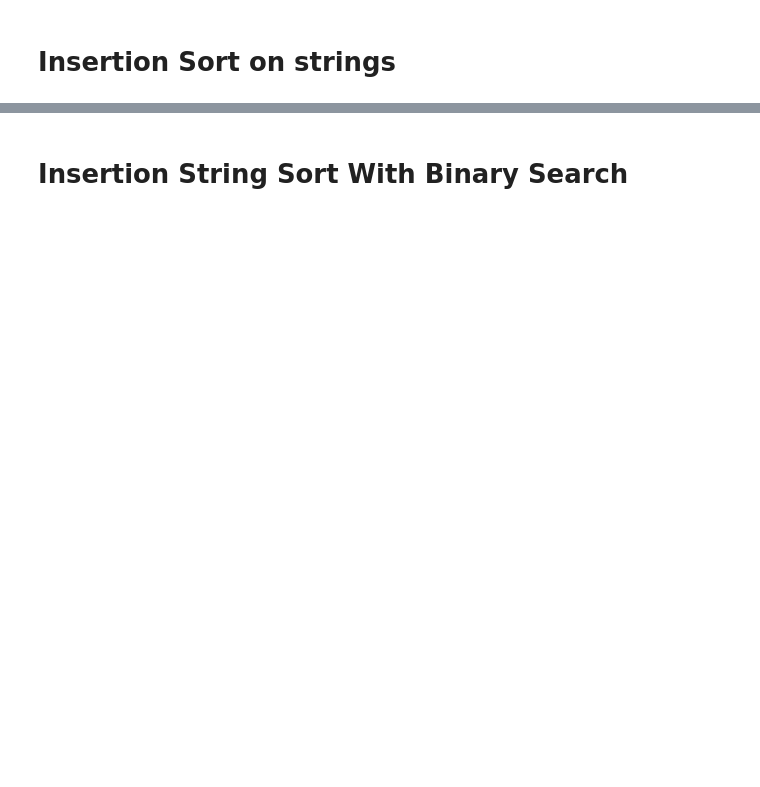
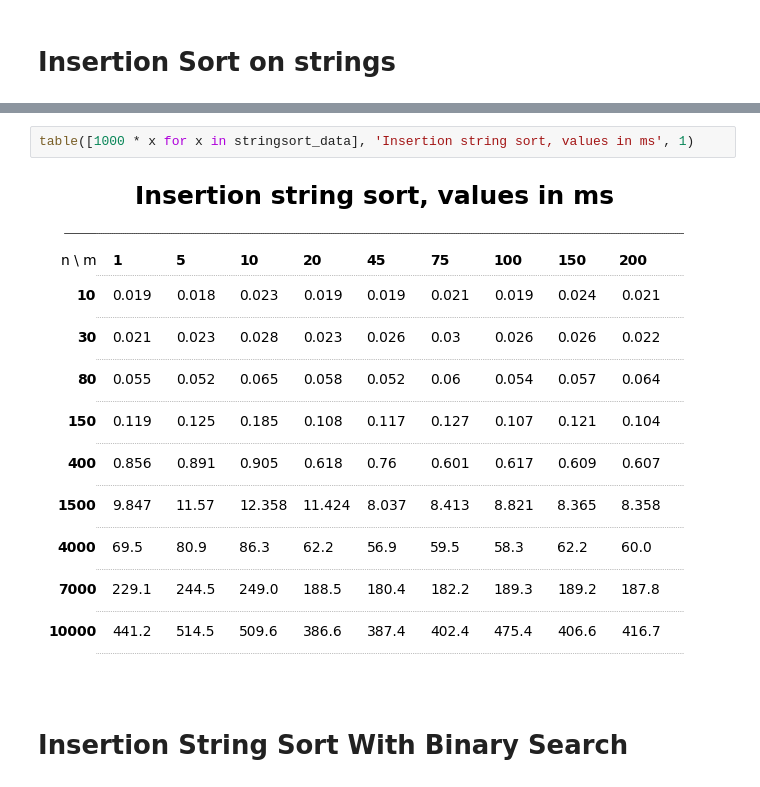
Before and after one commit to Octopupu5/DSAA_HW_sorts, a Jupyter notebook: generator.ipynb, the cells around one changed output, grey strips where cells are left out. Drawn from its saved outputs; the diff is of its cells as text; blank space fills up the shorter version.

```diff
--- a/generator.ipynb
+++ b/generator.ipynb
@@ -290,2 +350,6 @@ for row in range(18):
+# %%
+table([1000 * x for x in stringsort_data], 'Insertion string sort, values in ms', 1)
+# %% [output]
+[figure, added]
 # %% [markdown]
 # Insertion String Sort With Binary Search
```
Also changed, not shown: parts of 13 cells of this notebook, 11 other files.
